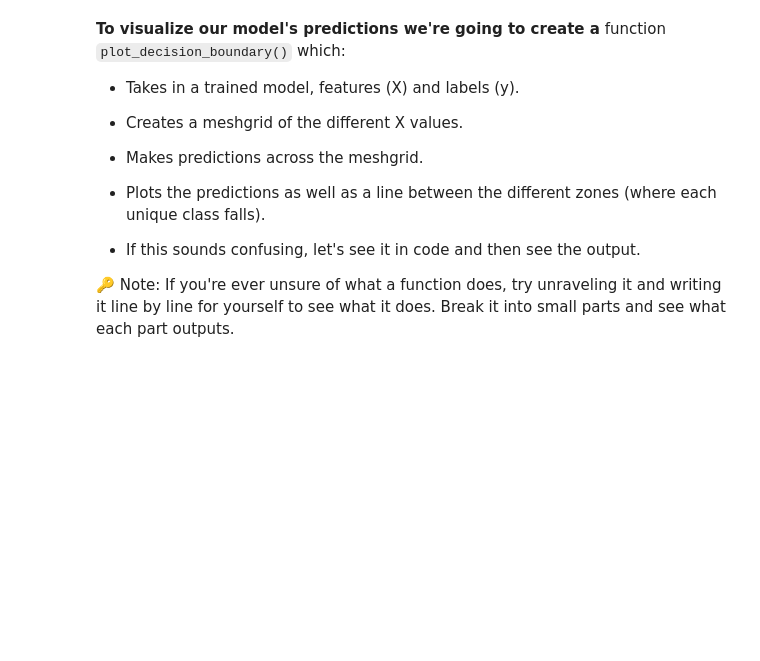
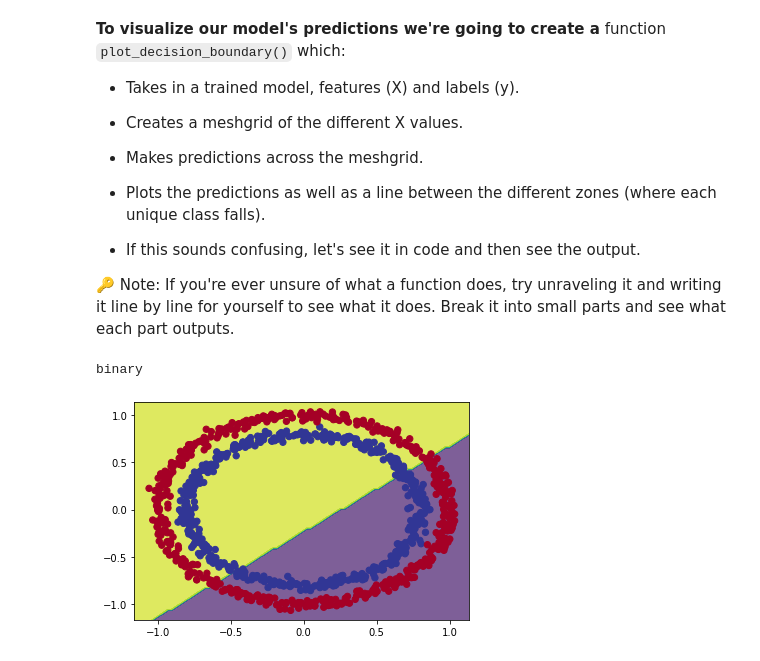
Before and after one commit to Henil21/Ml_collab, a Jupyter notebook: Neural_network_classification_tensorflow.ipynb, the cells around one changed output. Saved outputs shown, nothing was run; the diff lists cells and outputs as text; code cells hidden in the pictures; blank space fills up the shorter version.

```diff
--- a/Neural_network_classification_tensorflow.ipynb
+++ b/Neural_network_classification_tensorflow.ipynb
@@ -148,0 +120,25 @@ Epoch 5/5
+# %%
+# Set random seed
+tf.random.set_seed(42)
+
+# 1. Create the model (this time 3 layers)
+model_3 = tf.keras.Sequential([
+  # Before TensorFlow 2.7.0
+  # tf.keras.layers.Dense(100), # add 100 dense neurons
+
+  # With TensorFlow 2.7.0
+  # tf.keras.layers.Dense(100, input_shape=(None, 1)), # add 100 dense neurons
+
+  ## After TensorFlow 2.8.0 ##
+  tf.keras.layers.Dense(100), # add 100 dense neurons
+  tf.keras.layers.Dense(10), # add another layer with 10 neurons
+  tf.keras.layers.Dense(1)
+])
+
+# 2. Compile the model
+model_3.compile(loss=tf.keras.losses.BinaryCrossentropy(),
+                optimizer=tf.keras.optimizers.Adam(), # use Adam instead of SGD
+                metrics=['accuracy'])
+
+# 3. Fit the model
+model_3.fit(x, y, epochs=100, verbose=1) # fit for 100 passes of the data
@@ -175,5 +190,22 @@ def plot_decision_boundary(model,x,y):
                     np.linspace(y_min,y_max,100))
 
   x_in=np.c_[xx.ravel(),yy.ravel()]
-
+# making prediction
   y_pred=model.predict(x_in)
+  # check for multi class
+  if len(y_pred[0])>1:
+    print("multiclass")
+    y_pred=np.argmax(y_pred,axis=1).reshape(xx.shape)
+  else:
+    print("binary")
+    y_pred=np.round(y_pred).reshape(xx.shape)
+  plt.contourf(xx,yy,y_pred,camp=plt.cm.RdYlBu,alpha=0.7)
+  plt.scatter(x[:,0],x[:,1],c=y,s=40,cmap=plt.cm.RdYlBu)
+  plt.xlim(xx.min(),xx.max())
+  plt.ylim(yy.min(),yy.max())
+# %%
+# checking out the prediction
+plot_decision_boundary(model_3,x=x,y=y)
+# %% [output]
+binary
+[figure, added]
```
Also changed, not shown: parts of 3 cells of this notebook.
